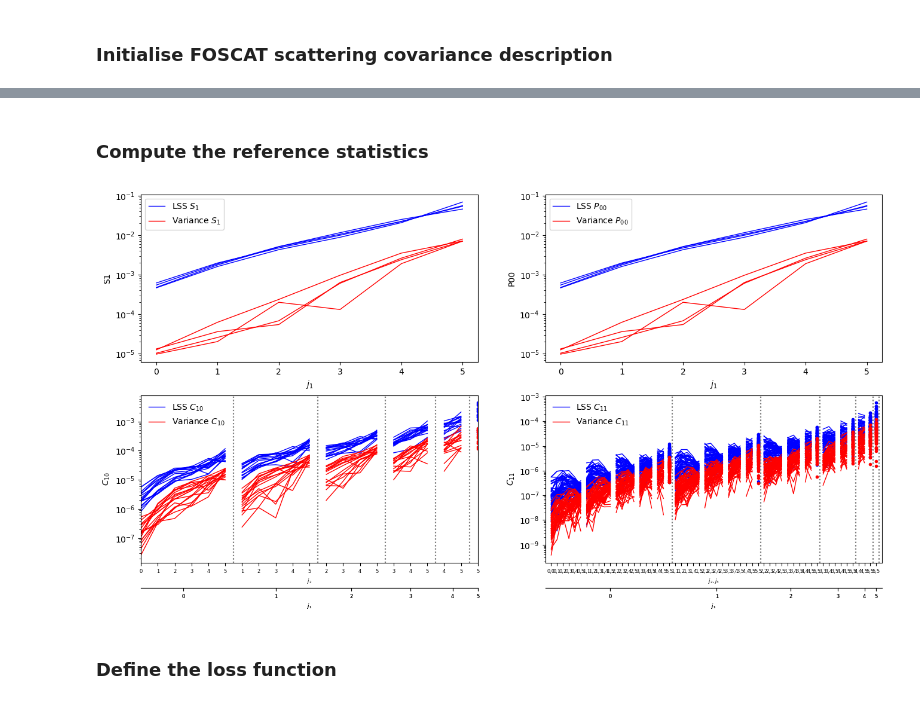
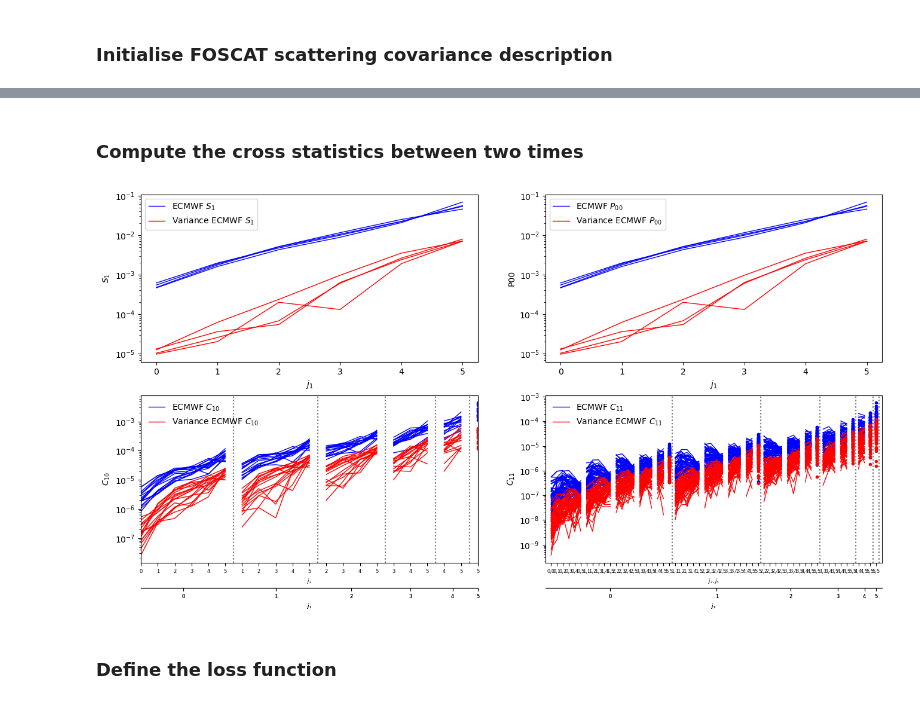
Before and after one commit to IAOCEA/demo-foscat-pangeo-eosc, a Jupyter notebook: ForecastECMWF.ipynb, the cells around one changed output, grey strips where cells are left out. Saved outputs shown, nothing was run; the diff lists cells and outputs as text; code cells hidden in the pictures.

```diff
--- a/ForecastECMWF.ipynb
+++ b/ForecastECMWF.ipynb
@@ -143,11 +176,11 @@ Init Wave  32
 # %% [markdown]
-### Compute the reference statistics
+### Compute the cross statistics between two times
 # %%
 ref,sref=scat_op.eval(heal_im_1,image2=heal_im_2,calc_var=True)
-ref.plot(name='LSS',color='b')
-sref.plot(name='Variance',color='r',hold=False)
+ref.plot(name='ECMWF',color='b')
+sref.plot(name='Variance ECMWF',color='r',hold=False)
 # %% [output]
-[figure, old version]
+[figure, new version]
 # %% [markdown]
 ### Define the loss function
 # %%
```
Also changed, not shown: parts of 10 cells of this notebook, 1 other file.
